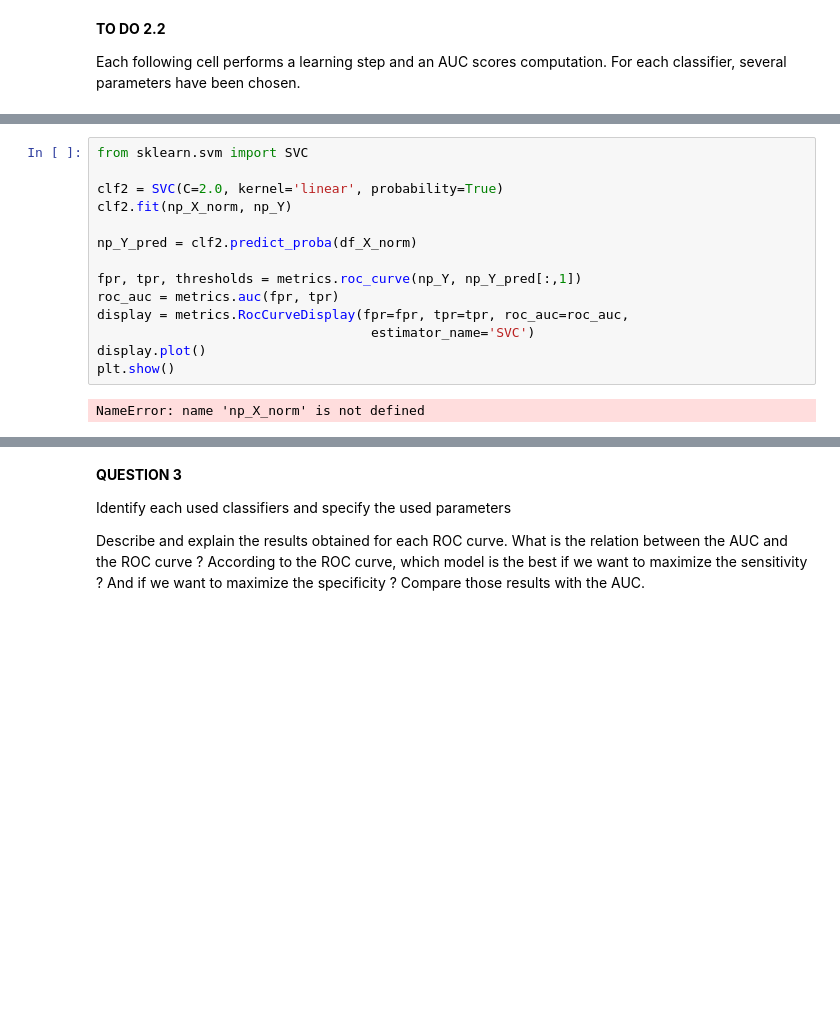
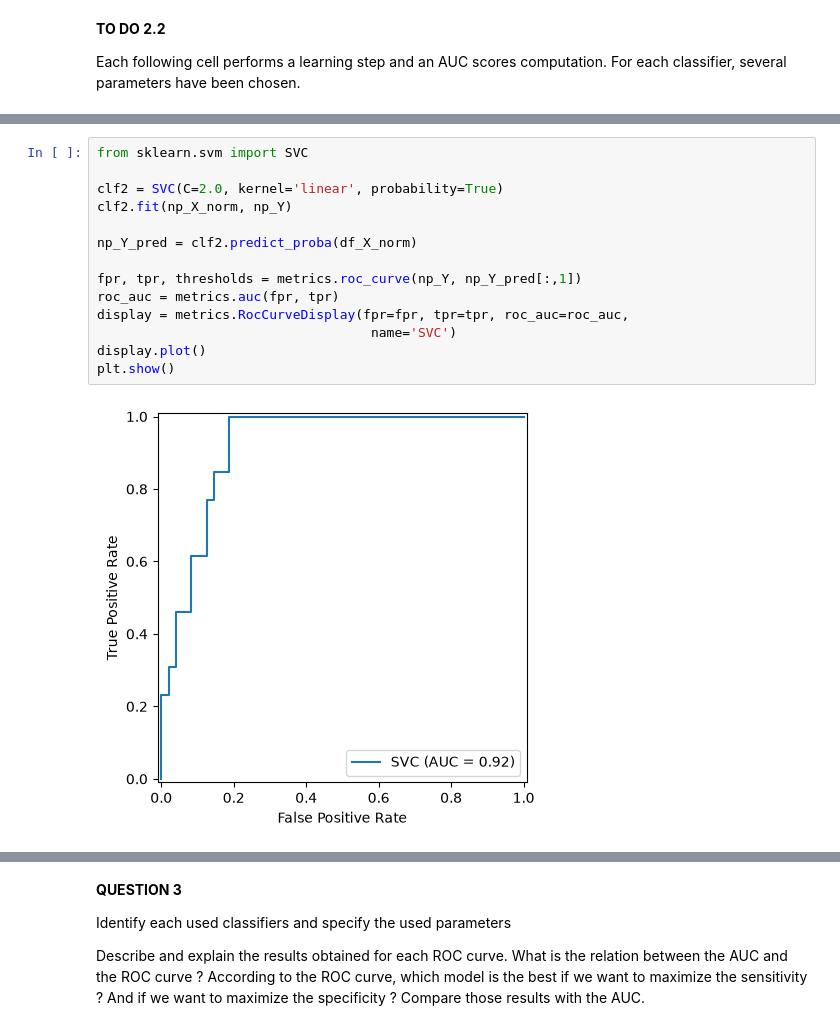
Before and after one commit to MohamedReda2003/Machine-Learning, a Jupyter notebook: TP/TP2.ipynb, the cells around one changed output, grey strips where cells are left out. Saved outputs shown, nothing was run; the diff lists cells and outputs as text; blank space fills up the shorter version.

```diff
--- a/TP/TP2.ipynb
+++ b/TP/TP2.ipynb
@@ -191,19 +191,19 @@ array=<bound method DataFrame.to_numpy of       Life_expectancy  Schooling
 # %%
 from sklearn.svm import SVC
 
 clf2 = SVC(C=2.0, kernel='linear', probability=True)
 clf2.fit(np_X_norm, np_Y)
 
 np_Y_pred = clf2.predict_proba(df_X_norm)
 
 fpr, tpr, thresholds = metrics.roc_curve(np_Y, np_Y_pred[:,1])
 roc_auc = metrics.auc(fpr, tpr)
 display = metrics.RocCurveDisplay(fpr=fpr, tpr=tpr, roc_auc=roc_auc,
-                                   estimator_name='SVC')
+                                   name='SVC')
 display.plot()
 plt.show()
 # %% [output]
-NameError: name 'np_X_norm' is not defined
+[figure, added]
 # %%
 from sklearn.tree import DecisionTreeClassifier
 
```
Also changed, not shown: parts of 17 cells of this notebook.
